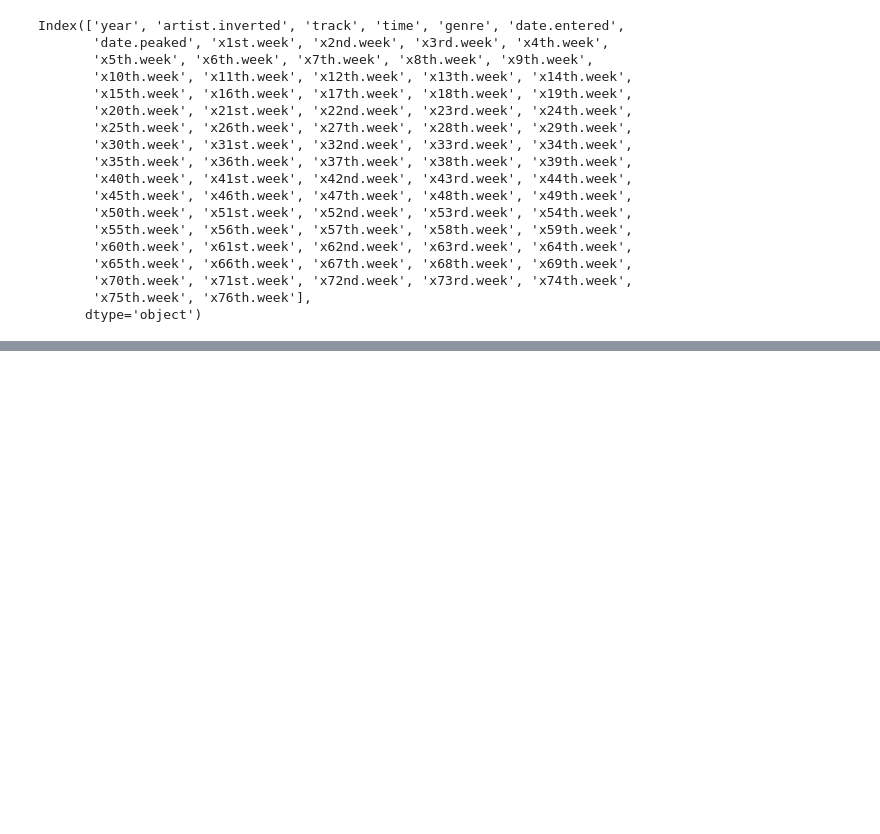
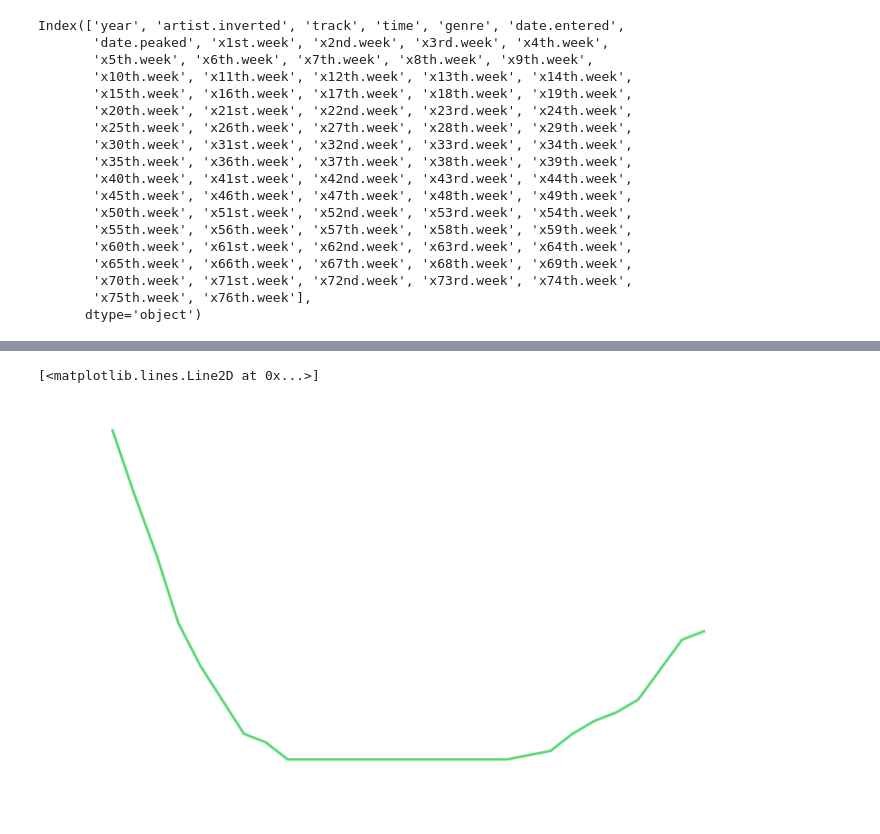
Before and after one commit to RyanLBuchanan/D206_Data_Cleaning, a Jupyter notebook: Learning_Resources/Python_Statistics_Essential_Training/Exercise Files/chapter2/02_04/pandas_cleaning.ipynb, the cells around one changed output, grey strips where cells are left out. Saved outputs shown, nothing was run; the diff lists cells and outputs as text; code cells hidden in the pictures; blank space fills up the shorter version.

```diff
--- a/Learning_Resources/Python_Statistics_Essential_Training/Exercise Files/chapter2/02_04/pandas_cleaning.ipynb
+++ b/Learning_Resources/Python_Statistics_Essential_Training/Exercise Files/chapter2/02_04/pandas_cleaning.ipynb
@@ -74,0 +86,5 @@ Index(['year', 'artist.inverted', 'track', 'time', 'genre', 'date.entered',
+# %%
+pp.plot(range(1,77),billboard.loc[0, 'x1st.week':'x76th.week'])
+# %% [output]
+[<matplotlib.lines.Line2D at 0x...>]
+[figure, added]
```
Also changed, not shown: parts of 4 cells of this notebook.
